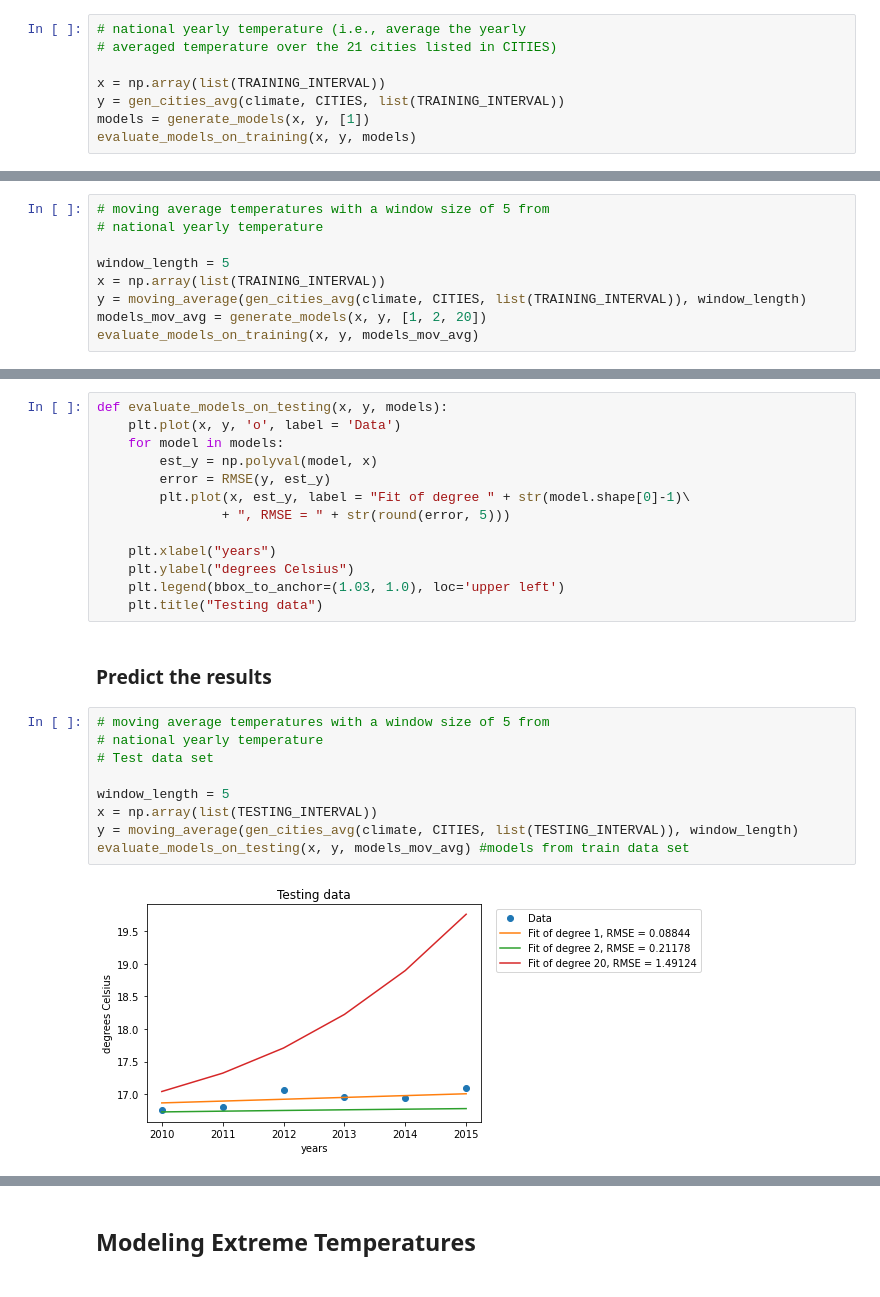
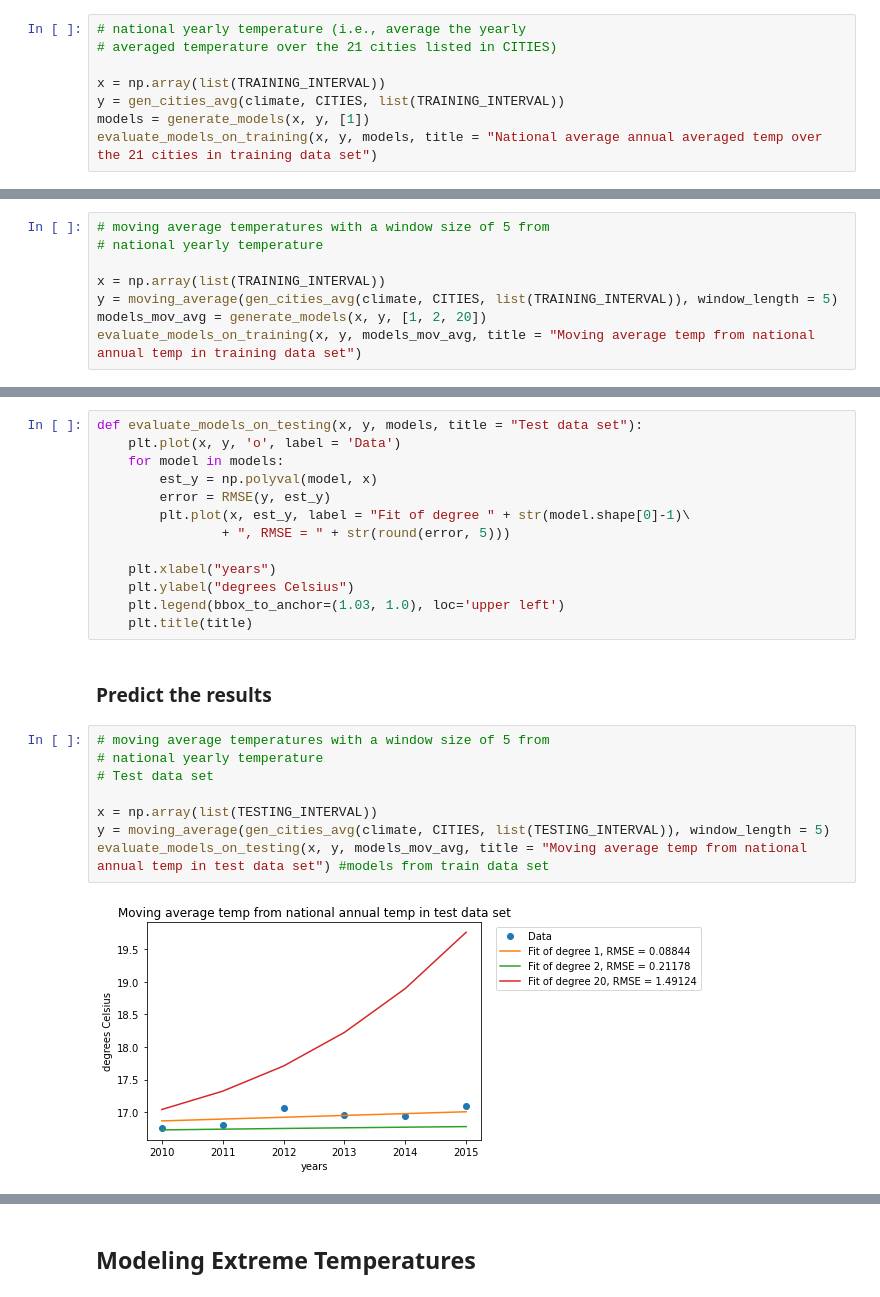
Before and after one commit to EarthAkkharawat/Modeling-global-warming, a Jupyter notebook: global-warming-model.ipynb, the cells around one changed output, grey strips where cells are left out. Cells and saved outputs as stored; diff of their text form.

```diff
--- a/global-warming-model.ipynb
+++ b/global-warming-model.ipynb
@@ -152,5 +152,5 @@ def gen_cities_avg(climate, multi_cities, years):
 x = np.array(list(TRAINING_INTERVAL))
 y = gen_cities_avg(climate, CITIES, list(TRAINING_INTERVAL))
 models = generate_models(x, y, [1])
-evaluate_models_on_training(x, y, models)
+evaluate_models_on_training(x, y, models, title = "National average annual averaged temp over the 21 cities in training data set")
 # %% [output]
@@ -170,7 +170,6 @@ def moving_average(y, window_length):
 
-window_length = 5
 x = np.array(list(TRAINING_INTERVAL))
-y = moving_average(gen_cities_avg(climate, CITIES, list(TRAINING_INTERVAL)), window_length)
+y = moving_average(gen_cities_avg(climate, CITIES, list(TRAINING_INTERVAL)), window_length = 5)
 models_mov_avg = generate_models(x, y, [1, 2, 20])
-evaluate_models_on_training(x, y, models_mov_avg)
+evaluate_models_on_training(x, y, models_mov_avg, title = "Moving average temp from national annual temp in training data set")
 # %% [output]
@@ -182,7 +181,7 @@ evaluate_models_on_training(x, y, models_mov_avg)
 def RMSE(y, estimated):
     return np.sqrt(((y-estimated)**2).sum()/len(y))
 # %%
-def evaluate_models_on_testing(x, y, models):
+def evaluate_models_on_testing(x, y, models, title = "Test data set"):
     plt.plot(x, y, 'o', label = 'Data')
     for model in models:
         est_y = np.polyval(model, x)
@@ -193,7 +192,7 @@ def evaluate_models_on_testing(x, y, models):
     plt.xlabel("years")
     plt.ylabel("degrees Celsius")
     plt.legend(bbox_to_anchor=(1.03, 1.0), loc='upper left')
-    plt.title("Testing data")
+    plt.title(title)
 # %% [markdown]
 ### Predict the results
 # %%
@@ -202,8 +201,7 @@ def evaluate_models_on_testing(x, y, models):
 # Test data set
 
-window_length = 5
 x = np.array(list(TESTING_INTERVAL))
-y = moving_average(gen_cities_avg(climate, CITIES, list(TESTING_INTERVAL)), window_length)
-evaluate_models_on_testing(x, y, models_mov_avg) #models from train data set
+y = moving_average(gen_cities_avg(climate, CITIES, list(TESTING_INTERVAL)), window_length = 5)
+evaluate_models_on_testing(x, y, models_mov_avg, title = "Moving average temp from national annual temp in test data set") #models from train data set
 # %% [output]
-[figure, old version]
+[figure, new version]
```
Also changed, not shown: parts of 8 cells of this notebook.
